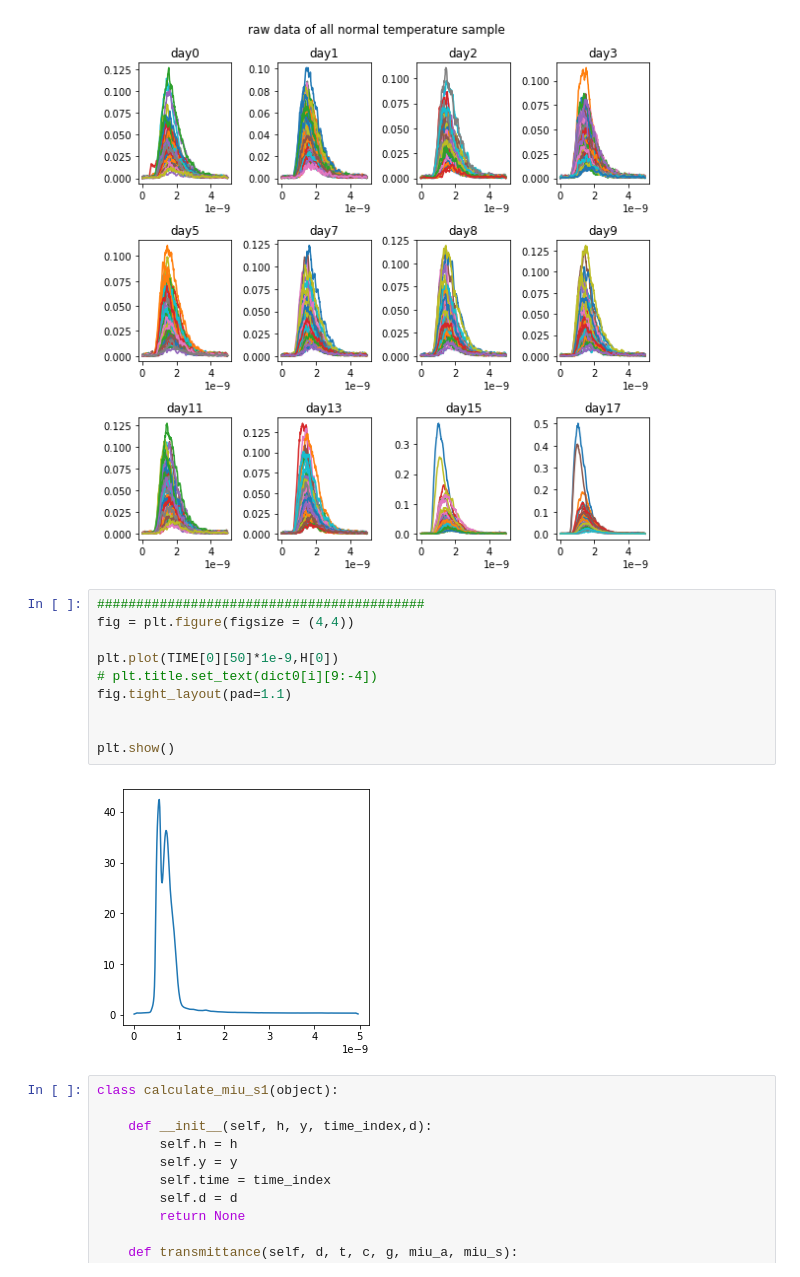
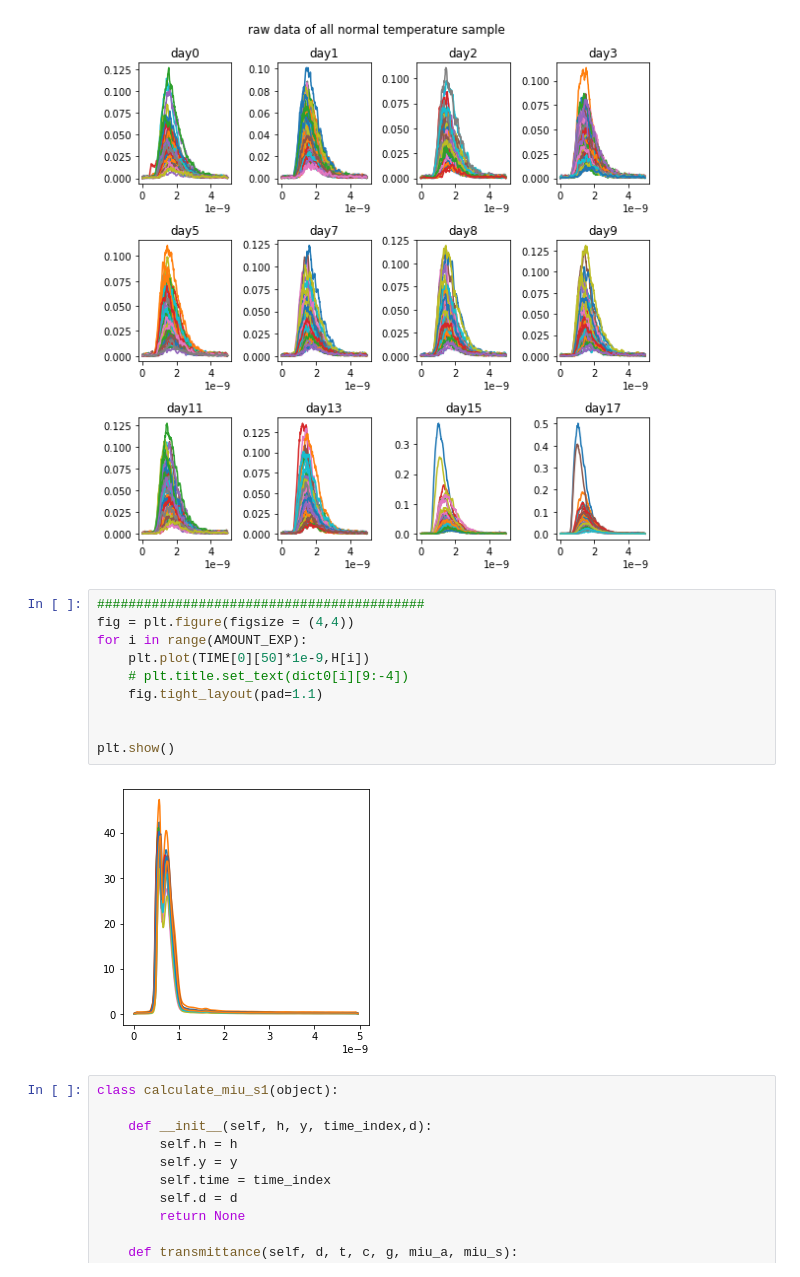
Before and after one commit to xbx18502/Graduation_research_feb, a Jupyter notebook: second_step_normal_temperature.ipynb, the cells around one changed output. Saved outputs shown, nothing was run; the diff lists cells and outputs as text.

```diff
--- a/second_step_normal_temperature.ipynb
+++ b/second_step_normal_temperature.ipynb
@@ -247,15 +247,15 @@ plt.show()
 # %%
 ##########################################
 fig = plt.figure(figsize = (4,4))
-
-plt.plot(TIME[0][50]*1e-9,H[0])
-# plt.title.set_text(dict0[i][9:-4])
-fig.tight_layout(pad=1.1)
+for i in range(AMOUNT_EXP):
+    plt.plot(TIME[0][50]*1e-9,H[i])
+    # plt.title.set_text(dict0[i][9:-4])
+    fig.tight_layout(pad=1.1)
 
 
 plt.show()
 # %% [output]
-[figure, old version]
+[figure, new version]
 # %%
 class calculate_miu_s1(object):
 
```
Also changed, not shown: parts of 8 cells of this notebook, 1 other file.
